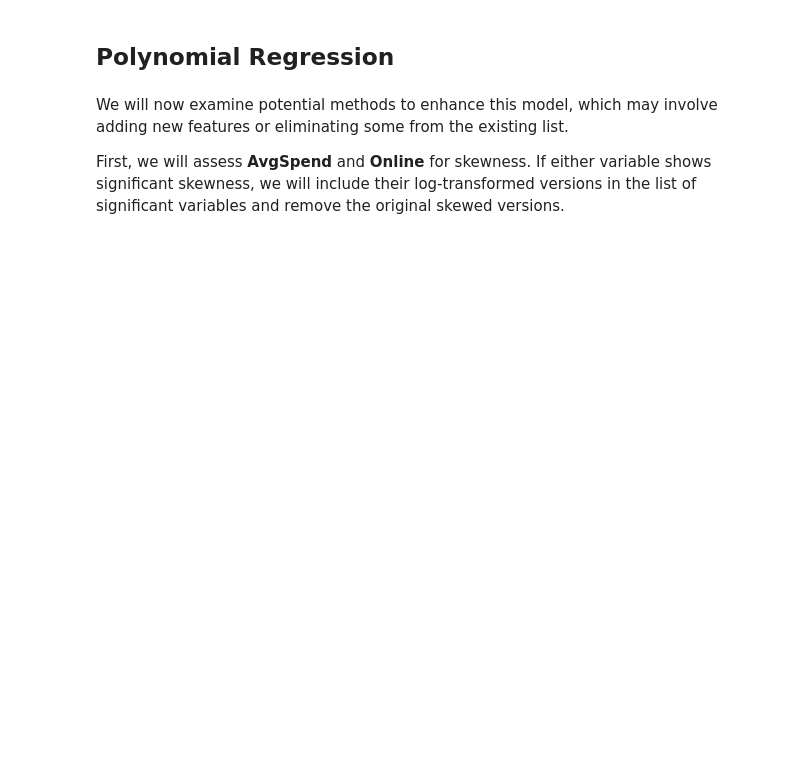
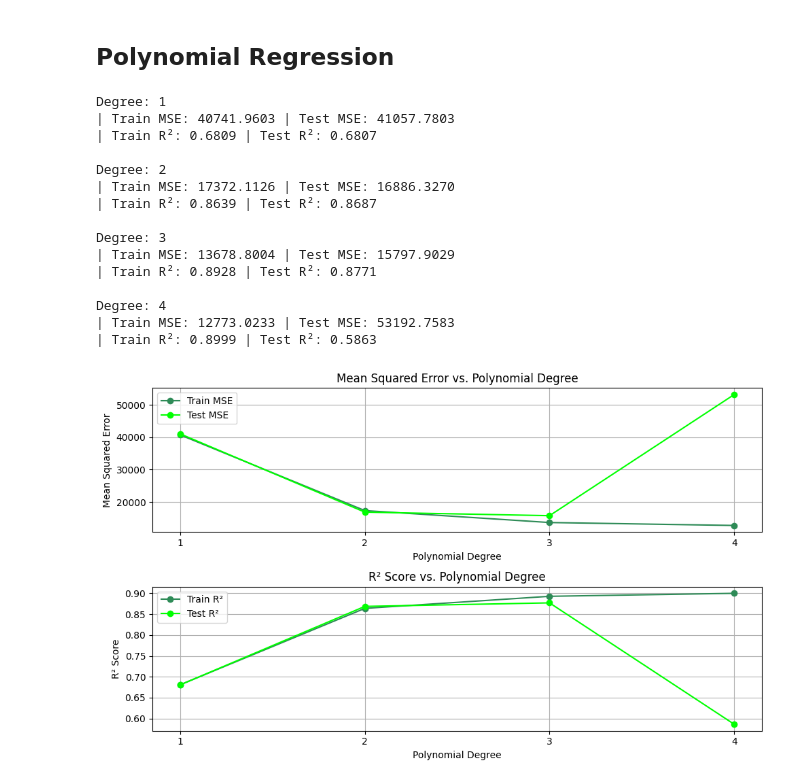
Before and after one commit to TiaanViviers/ShopAlot_analysis, a Jupyter notebook: notebooks/Group22.ipynb, the cells around one changed output. Drawn from its saved outputs; the diff is of its cells as text; code cells hidden in the pictures; blank space fills up the shorter version.

```diff
--- a/notebooks/Group22.ipynb
+++ b/notebooks/Group22.ipynb
@@ -792,2 +933,24 @@ for var in selected_features_fss:
+# %%
+selected_features = [
+    'AvgSpend',
+    'Ad_2_Yes',
+    'Ad_3_Yes',
+    'OPR',
+    'Category_electronics',
+    'Ad_1_Yes',
+    'Sqrt_AgeInMonths',
+    'POSR',
+    'ProfileInMonths',
+    'Online',
+    'ShippingOption_Premium',
+    'Payment_PayPal',
+    'Discount_AvgSpend',
+    'Subscribed_Weekly',
+    'Province_NC',
+    'Province_FS'
+]
+
+x_train_selected = x_train[selected_features]
+x_test_selected = x_test[selected_features]
 # %% [markdown]
 ## Polynomial Regression
@@ -805,8 +965,8 @@ test_r2_scores = []
 for degree in degrees:
 
     poly = PolynomialFeatures(degree=degree)
-    x_train_poly = poly.fit_transform(x_train_significant)
-    x_test_poly = poly.transform(x_test_significant)
+    x_train_poly = poly.fit_transform(x_train_selected)
+    x_test_poly = poly.transform(x_test_selected)
 
     # Fit the model
     model = LinearRegression()
@@ -825,34 +985,51 @@ for degree in degrees:
 
     train_errors.append(train_mse)
     test_errors.append(test_mse)
 
     train_r2_scores.append(train_r2)
     test_r2_scores.append(test_r2)
 
     print(f'Degree: {degree} \n| Train MSE: {train_mse:.4f} | Test MSE: {test_mse:.4f} \n| Train R²: {train_r2:.4f} | Test R²: {test_r2:.4f}\n')
 
 # Plotting MSE
 plt.figure(figsize=(10, 6))
 plt.subplot(2, 1, 1)
-plt.plot(degrees, train_errors, marker='o', label='Train MSE')
-plt.plot(degrees, test_errors, marker='o', label='Test MSE')
+plt.plot(degrees, train_errors, marker='o', label='Train MSE', color='seagreen')
+plt.plot(degrees, test_errors, marker='o', label='Test MSE', color='lime')
 plt.title('Mean Squared Error vs. Polynomial Degree')
 plt.xlabel('Polynomial Degree')
 plt.ylabel('Mean Squared Error')
 plt.xticks(degrees)
 plt.grid()
 plt.legend()
 
 # Plotting R² Scores
 plt.subplot(2, 1, 2)
-plt.plot(degrees, train_r2_scores, marker='o', label='Train R²')
-plt.plot(degrees, test_r2_scores, marker='o', label='Test R²')
+plt.plot(degrees, train_r2_scores, marker='o', label='Train R²', color='seagreen')
+plt.plot(degrees, test_r2_scores, marker='o', label='Test R²', color='lime')
 plt.title('R² Score vs. Polynomial Degree')
 plt.xlabel('Polynomial Degree')
 plt.ylabel('R² Score')
 plt.xticks(degrees)
 plt.grid()
 plt.legend()
 
 plt.tight_layout()
 plt.show()
+# %% [output]
+Degree: 1
+| Train MSE: 40741.9603 | Test MSE: 41057.7803
+| Train R²: 0.6809 | Test R²: 0.6807
+
+Degree: 2
+| Train MSE: 17372.1126 | Test MSE: 16886.3270
+| Train R²: 0.8639 | Test R²: 0.8687
+
+Degree: 3
+| Train MSE: 13678.8004 | Test MSE: 15797.9029
+| Train R²: 0.8928 | Test R²: 0.8771
+
+Degree: 4
+| Train MSE: 12773.0233 | Test MSE: 53192.7583
+| Train R²: 0.8999 | Test R²: 0.5863
+[figure, added]
@@ -862,4 +1035,0 @@ df_significant = dummies[selected_features_fss].copy()
-# %% [markdown]
-We will now examine potential methods to enhance this model, which may involve adding new features or eliminating some from the existing list.
-
-First, we will assess **AvgSpend** and **Online** for skewness. If either variable shows significant skewness, we will include their log-transformed versions in the list of significant variables and remove the original skewed versions.
```
Also changed, not shown: parts of 32 cells of this notebook.
